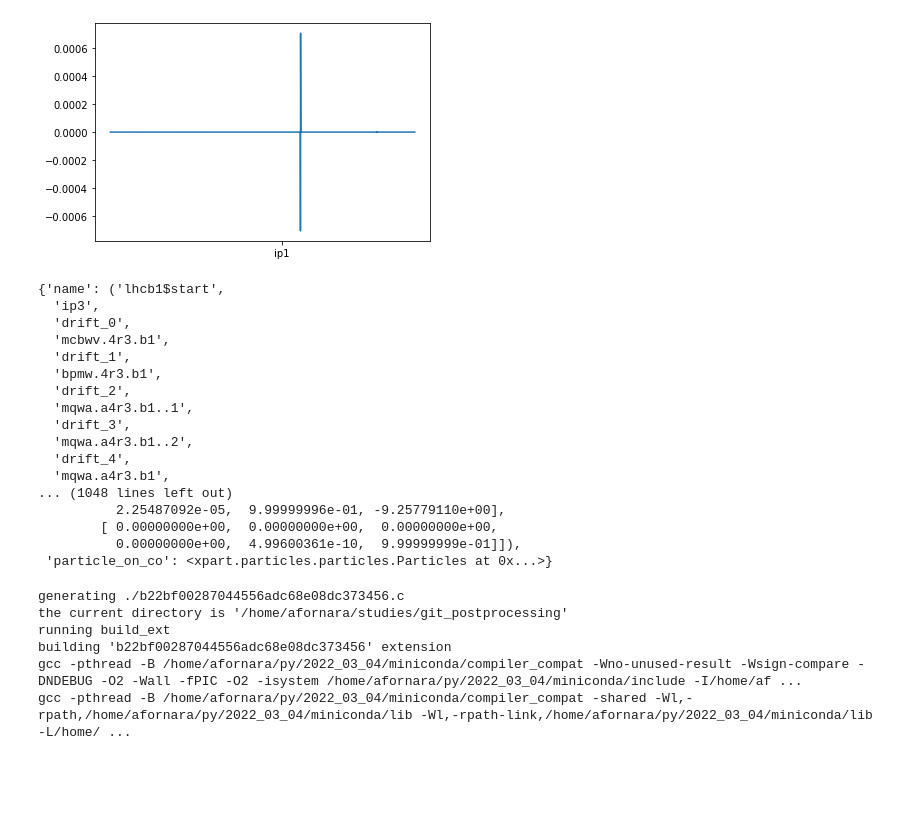
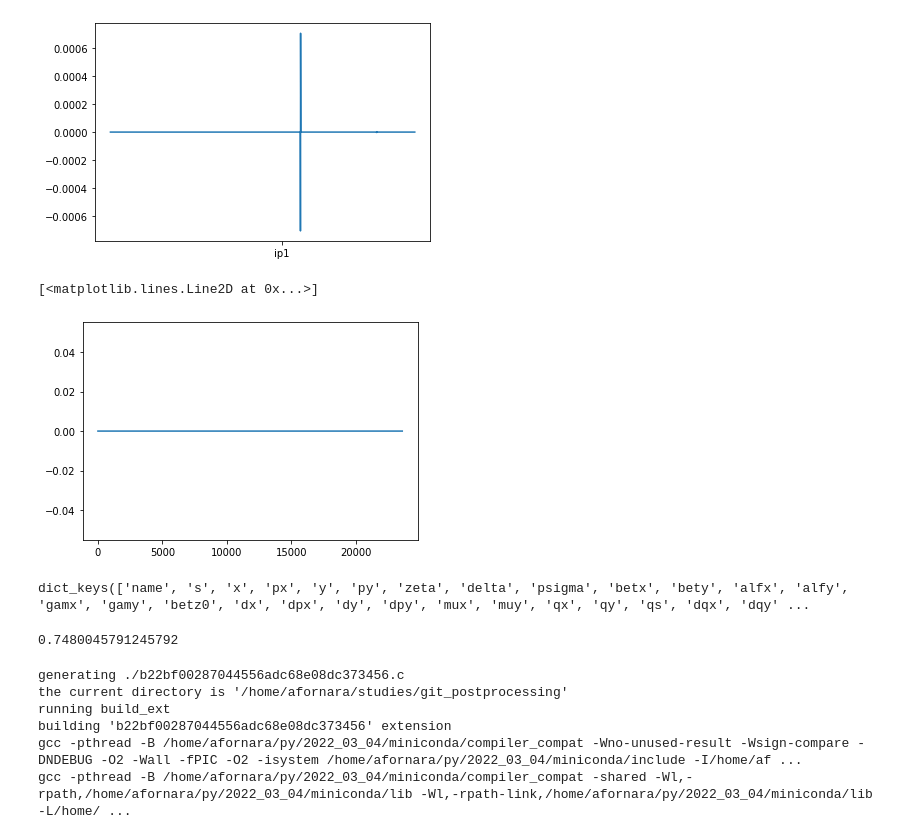
Before and after one commit to andreafornara/git_postprocessing, a Jupyter notebook: Atomic_HL.ipynb, the cells around one changed output. Drawn from its saved outputs; the diff is of its cells as text; code cells hidden in the pictures; blank space fills up the shorter version.

Commit message:
started integral

```diff
--- a/Atomic_HL.ipynb
+++ b/Atomic_HL.ipynb
@@ -295,26 +337,21 @@ plt.xticks([15000],['ip1'])
 # %%
 #tw.keys()
 #tw_df = pd.DataFrame(tw)
-pd.DataFrame({'name':list(tw['name']),'betx':list(tw['betx'])})
-{k:v for (k,v) in tw.items()}
+tw_df = pd.DataFrame({'name':list(tw['name']),'x':list(tw['x']),'px':list(tw['px']),'y':list(tw['y']),'py':list(tw['py']),'zeta':list(tw['zeta']),'delta':list(tw['delta']),'betx':list(tw['betx']),'bety':list(tw['bety']),'mux':list(tw['mux']),'muy':list(tw['muy'])})
+#{k:v for (k,v) in tw.items()}
+plt.plot(tw_df['zeta'])
 # %% [output]
-{'name': ('lhcb1$start',
-  'ip3',
-  'drift_0',
-  'mcbwv.4r3.b1',
-  'drift_1',
-  'bpmw.4r3.b1',
-  'drift_2',
-  'mqwa.a4r3.b1..1',
-  'drift_3',
-  'mqwa.a4r3.b1..2',
-  'drift_4',
-  'mqwa.a4r3.b1',
-... (1048 lines left out)
-          2.25487092e-05,  9.99999996e-01, -9.25779110e+00],
-        [ 0.00000000e+00,  0.00000000e+00,  0.00000000e+00,
-          0.00000000e+00,  4.99600361e-10,  9.99999999e-01]]),
- 'particle_on_co': <xpart.particles.particles.Particles at 0x...>}
+[<matplotlib.lines.Line2D at 0x...>]
+[figure, added]
+# %%
+tw.keys()
+# %% [output]
+dict_keys(['name', 's', 'x', 'px', 'y', 'py', 'zeta', 'delta', 'psigma', 'betx', 'bety', 'alfx', 'alfy', 'gamx', 'gamy', 'betz0', 'dx', 'dpx', 'dy', 'dpy', 'mux', 'muy', 'qx', 'qy', 'qs', 'dqx', 'dqy' ...
+# %%
+tracker_normal.vars['hrf400']._value
+26658.8832/35640.0
+# %% [output]
+0.7480045791245792
 # %%
 #--------input and context---------
 
```
Also changed, not shown: parts of 16 cells of this notebook, 3 other files.
